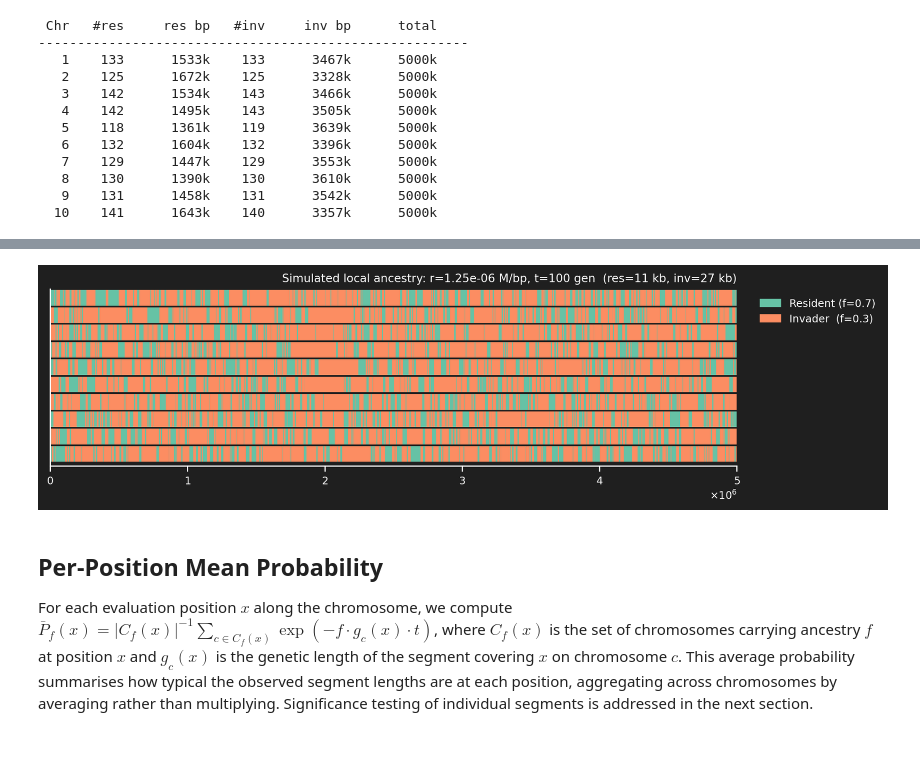
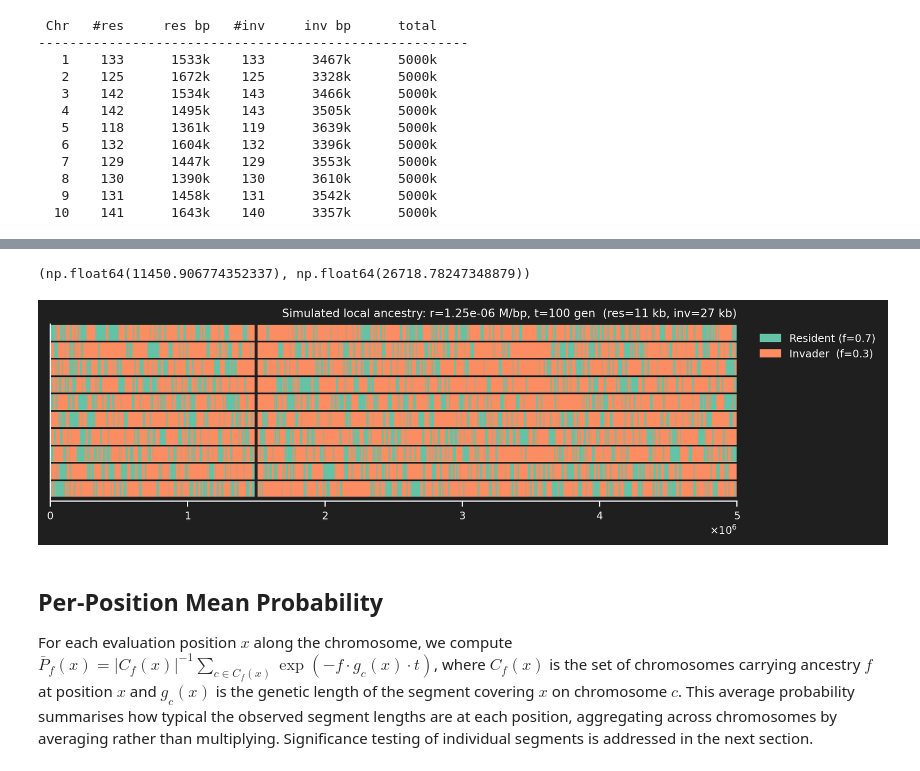
Before and after one commit to munch-group/lai-segment-analysis, a Jupyter notebook: local_ancestry_analysis.ipynb, the cells around one changed output, grey strips where cells are left out. Drawn from its saved outputs; the diff is of its cells as text; code cells hidden in the pictures.

```diff
--- a/local_ancestry_analysis.ipynb
+++ b/local_ancestry_analysis.ipynb
@@ -230,12 +230,25 @@ for i, ch in enumerate(chroms):
    9    131      1458k    131      3542k      5000k
   10    141      1643k    140      3357k      5000k
 # %%
+# inject some large "foreign" segments into each chromosome, to create strong signals for testing
 for c in range(N_CHROMOSOMES-1):
-    chroms[c] = inject_segment(chroms[c],
-                               2_000_000-c*50000*abs(np.random.random(1).item()),
-                               2_000_000+c*50000*abs(np.random.random(1).item()), 'foreign')
+    chrom_df = chroms[chroms['chrom'] == c].copy()
+    chrom_df = inject_segment(chrom_df,
+                              1_500_000-c*50000*abs(np.random.random(1).item()),
+                              1_500_000+c*50000*abs(np.random.random(1).item()), 'foreign')
+    chroms = pd.concat([chroms[chroms['chrom'] != c], chrom_df], ignore_index=True).sort_values(['chrom', 'start']).reset_index(drop=True)
 
-mean_res = 1 / (r * F_RES * T)
-mean_inv = 1 / (r * F_INV * T)
-mean_res, mean_inv
+    chrom_df = inject_segment(chrom_df,
+                              3_500_000-c*50000*abs(np.random.random(1).item()),
+                              3_500_000+c*50000*abs(np.random.random(1).item()), 'foreign')
+    chroms = pd.concat([chroms[chroms['chrom'] != c], chrom_df], ignore_index=True).sort_values(['chrom', 'start']).reset_index(drop=True)
+
+# inject some missing data (NA segments) into each chromosome, to create "gaps" in the data
+for c in range(N_CHROMOSOMES):
+    chrom_df = chroms[chroms['chrom'] == c].copy()
+    chrom_df = inject_segment(chrom_df,
+                              1_500_000-10000,
+                              1_500_000+10000, 'NA')
+    chroms = pd.concat([chroms[chroms['chrom'] != c], chrom_df], ignore_index=True).sort_values(['chrom', 'start']).reset_index(drop=True)
+chroms.head()
 # %% [output]
@@ -243,26 +261,32 @@ mean_res, mean_inv
+# %%
+
+mean_res = 1 / (r * F_RES * T)
+mean_inv = 1 / (r * F_INV * T)
+mean_res, mean_inv
+# %% [output]
+(np.float64(11450.906774352337), np.float64(26718.78247348879))
 # %%
 fig, ax = plt.subplots(figsize=(10, 3))
 
-for i, ch in enumerate(chroms):
-    for (s, e, anc) in ch:
-        ax.barh(i-0.5, e-s, left=s, height=0.9,
-                color=colors[anc], linewidth=0)
+for _, row in chroms.iterrows():
+    ax.barh(row['chrom']-0.5, row['end']-row['start'], left=row['start'], height=0.9,
+            color=colors.get(row['ancestry'], 'none'), linewidth=0)
 
 ax.set_xlim(0, CHROM_LENGTH)
 ax.set_ylim(-1.2, N_CHROMOSOMES - 1)
 ax.set_yticks([])
 
 patches = [mpatches.Patch(color=colors['resident'], label=f'Resident (f={F_RES})'),
            mpatches.Patch(color=colors['foreign'],  label=f'Invader  (f={F_INV})')]
 ax.legend(handles=patches, bbox_to_anchor=(1.02, 1))
 ax.set_title(
     f'Simulated local ancestry: r={r:.2e} M/bp, t={T} gen  (res={mean_res/1e3:.0f} kb, inv={mean_inv/1e3:.0f} kb)')
 
 plt.tight_layout()
 plt.savefig('chromosome_diagram.png', dpi=150, bbox_inches='tight')
 plt.show()
 # %% [output]
-[figure, old version]
+[figure, new version]
 # %% [markdown]
 ## Per-Position Mean Probability
 
```
Also changed, not shown: parts of 10 cells of this notebook, 1 other file.
